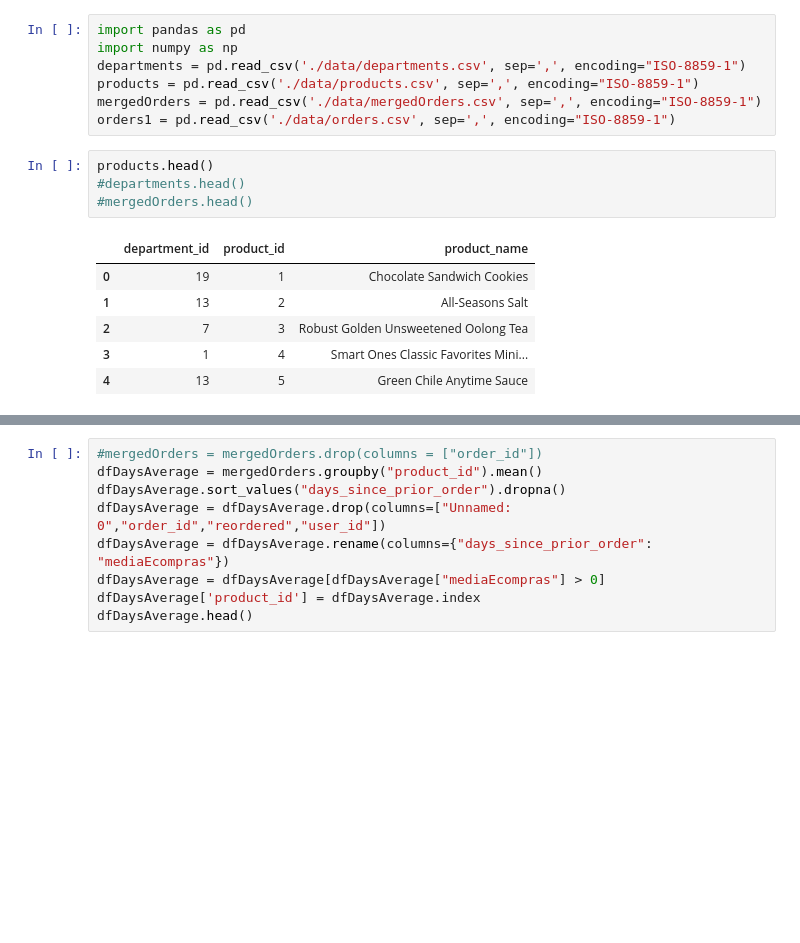
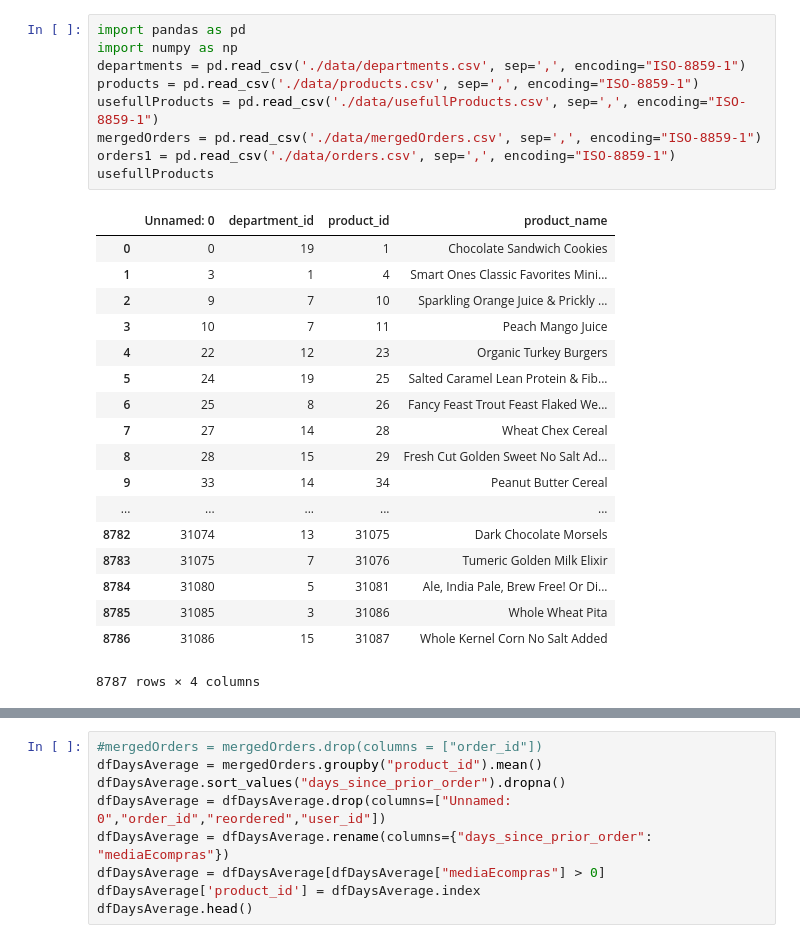
Before and after one commit to JoanSalinas/manducare, a Jupyter notebook: manducareJupyter.ipynb, the cells around one changed output, grey strips where cells are left out. Drawn from its saved outputs; the diff is of its cells as text; blank space fills up the shorter version.

```diff
--- a/manducareJupyter.ipynb
+++ b/manducareJupyter.ipynb
@@ -1,18 +1,28 @@
 # %%
 import pandas as pd
 import numpy as np
 departments = pd.read_csv('./data/departments.csv', sep=',', encoding="ISO-8859-1")
 products = pd.read_csv('./data/products.csv', sep=',', encoding="ISO-8859-1")
+usefullProducts = pd.read_csv('./data/usefullProducts.csv', sep=',', encoding="ISO-8859-1")
 mergedOrders = pd.read_csv('./data/mergedOrders.csv', sep=',', encoding="ISO-8859-1")
 orders1 = pd.read_csv('./data/orders.csv', sep=',', encoding="ISO-8859-1")
+usefullProducts
+# %% [output]
+|  | Unnamed: 0 | department_id | product_id | product_name |
+| 0 | 0 | 19 | 1 | Chocolate Sandwich Cookies |
+| 1 | 3 | 1 | 4 | Smart Ones Classic Favorites Mini... |
+| 2 | 9 | 7 | 10 | Sparkling Orange Juice & Prickly ... |
+| 3 | 10 | 7 | 11 | Peach Mango Juice |
+| 4 | 22 | 12 | 23 | Organic Turkey Burgers |
+| 5 | 24 | 19 | 25 | Salted Caramel Lean Protein & Fib... |
+| 6 | 25 | 8 | 26 | Fancy Feast Trout Feast Flaked We... |
+| 7 | 27 | 14 | 28 | Wheat Chex Cereal |
+| 8 | 28 | 15 | 29 | Fresh Cut Golden Sweet No Salt Ad... |
+| 9 | 33 | 14 | 34 | Peanut Butter Cereal |
+| ... | ... | ... | ... | ... |
+| 8782 | 31074 | 13 | 31075 | Dark Chocolate Morsels |
+| 8783 | 31075 | 7 | 31076 | Tumeric Golden Milk Elixir |
+| 8784 | 31080 | 5 | 31081 | Ale, India Pale, Brew Free! Or Di... |
+| 8785 | 31085 | 3 | 31086 | Whole Wheat Pita |
+| 8786 | 31086 | 15 | 31087 | Whole Kernel Corn No Salt Added |
+8787 rows × 4 columns
-# %%
-products.head()
-#departments.head()
-#mergedOrders.head()
-# %% [output]
-|  | department_id | product_id | product_name |
-| 0 | 19 | 1 | Chocolate Sandwich Cookies |
-| 1 | 13 | 2 | All-Seasons Salt |
-| 2 | 7 | 3 | Robust Golden Unsweetened Oolong Tea |
-| 3 | 1 | 4 | Smart Ones Classic Favorites Mini... |
-| 4 | 13 | 5 | Green Chile Anytime Sauce |
```
Also changed, not shown: parts of 15 cells of this notebook, 1 other file.
